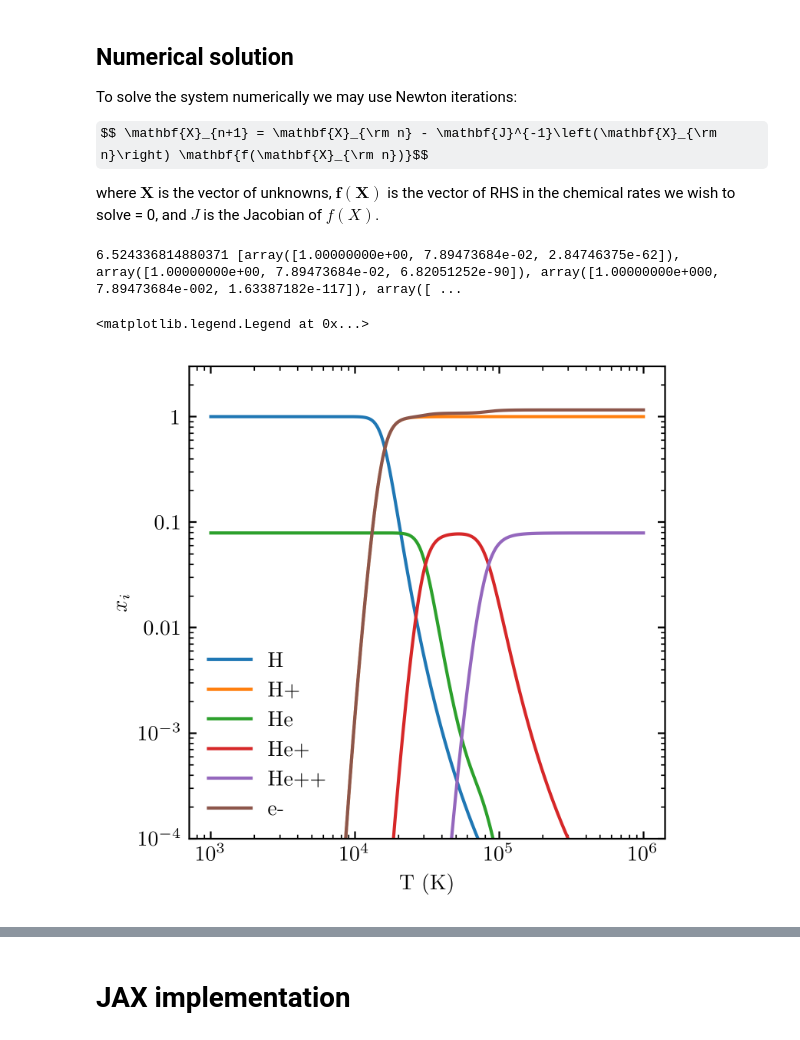
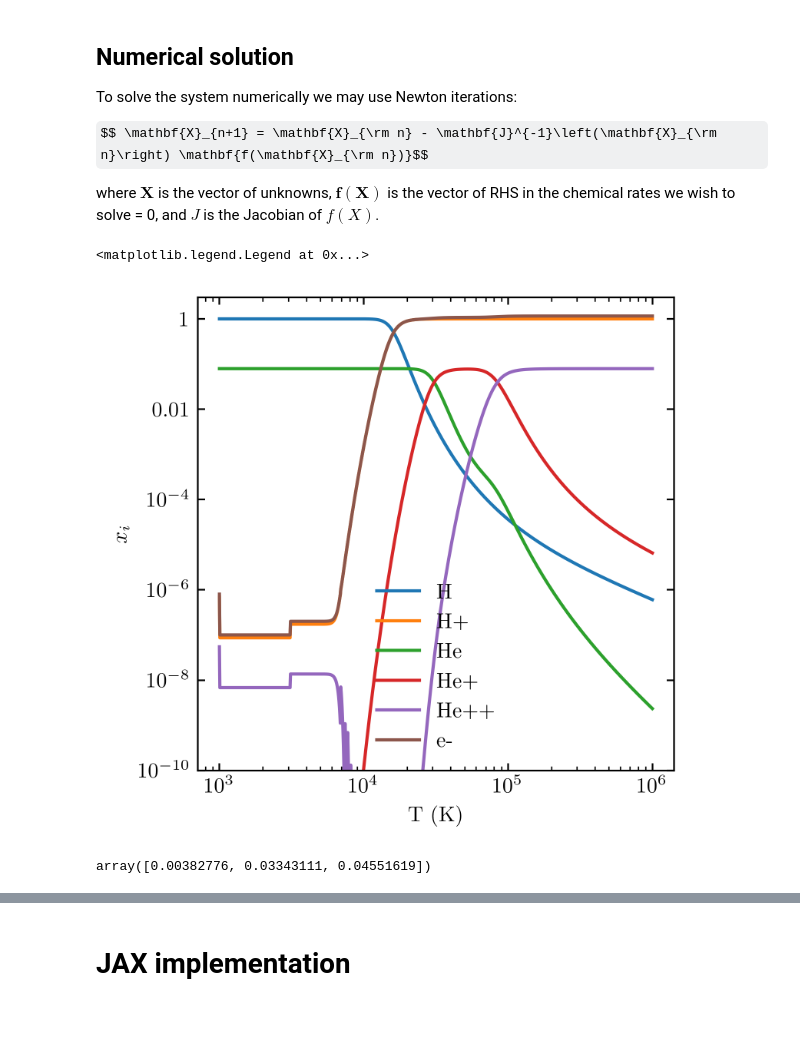
Before and after one commit to mikegrudic/pism, a Jupyter notebook: examples/CIE.ipynb, the cells around one changed output, grey strips where cells are left out. Saved outputs shown, nothing was run; the diff lists cells and outputs as text; code cells hidden in the pictures; some formulas as TeX source.

```diff
--- a/examples/CIE.ipynb
+++ b/examples/CIE.ipynb
@@ -90,7 +90,7 @@ Y = sp.symbols("Y")
 nHtot = sp.symbols("n_Htot")
 
 substitutions = {
-                "n_e-": sp.symbols("n_H+") + sp.symbols("n_He+")  + sp.symbols("n_He++"),
+                "n_e-": sp.symbols("n_H+") + sp.symbols("n_He+")  + 2*sp.symbols("n_He++"),
                 "n_H+": nHtot - sp.symbols("n_H"),
                  "n_He++": Y/(4-4*Y) * nHtot - sp.symbols("n_He") - sp.symbols("n_He+"),
 }
@@ -159,56 +159,60 @@ def solve_abundances(Tval, x0=None):
     if x0 is None:
         x0 = np.array([0.5,1e-5, 1e-5])
 
-    X = x0
+    X = np.copy(x0)
     X_iter = []
     dx = 1e100 * x0
-    tol = 1e-3
+    tol = 1e-6
     n_iter = 0
-#    while(np.any(np.abs(dx/X) > tol)):
-    for _ in range(100):
+    while(np.any(np.abs(dx/X) > tol)):
+#    for i in range(100):
         X_iter.append(np.copy(X))
         J = jac_numerical(X)
         f = f_numerical(X)
-        dx = -np.linalg.solve(J, f) # don't actually have to invert!
+        try:
+            dx = -np.linalg.solve(J, f) # don't actually have to invert!
+        except:
+            break
         X += dx
         n_iter += 1
-
+#    print(n_iter)
     return X
 
 Tgrid = np.logspace(3,6,10**3)
 
 sol = []
 
 def run_solution():
     x0 = solve_abundances(Tgrid[0])
     for T in Tgrid:
-        x0 = solve_abundances(T,x0=x0)
+        x0 = solve_abundances(T,x0=x0/1.1)
         sol.append(np.copy(x0))
 
-t = time()
 run_solution()
-print(time() - t, sol)
 sol = np.array(sol)
 
 
 # need to abstract this process of substituting the conservation equations...
 Y = 0.24
 nHtot = 1
 nHepp = Y/(4-4*Y)*nHtot - sol[:,1] - sol[:,2]
 sol = np.c_[sol, nHepp]
 nHp = nHtot - sol[:,0]
 ne = 2*nHepp + nHp + sol[:,2]
 sol = np.c_[sol[:,0],nHp,sol[:,1],sol[:,2], nHepp, ne]
 
 
 plt.loglog(Tgrid, sol, label=("H", "H+", "He", "He+", "He++", "e-"))#,label=unknowns)
-plt.ylim(1e-4,3)
+plt.ylim(1e-10,3)
 plt.ylabel(r"$x_i$")
 #plt.ylabel(r"$n_i\,\left(\rm cm^{-3}\right)$")
 plt.xlabel(r"T (K)")
 plt.legend()
 # %% [output]
-6.524336814880371 [array([1.00000000e+00, 7.89473684e-02, 2.84746375e-62]), array([1.00000000e+00, 7.89473684e-02, 6.82051252e-90]), array([1.00000000e+000, 7.89473684e-002, 1.63387182e-117]), array([ ...
+<matplotlib.legend.Legend at 0x...>
-<matplotlib.legend.Legend at 0x...>
-[figure, old version]
+[figure, new version]
+# %%
+solve_abundances(Tgrid[500])
+# %% [output]
+array([0.00382776, 0.03343111, 0.04551619])
 # %%
```
Also changed, not shown: parts of 5 cells of this notebook, 1 other file.
